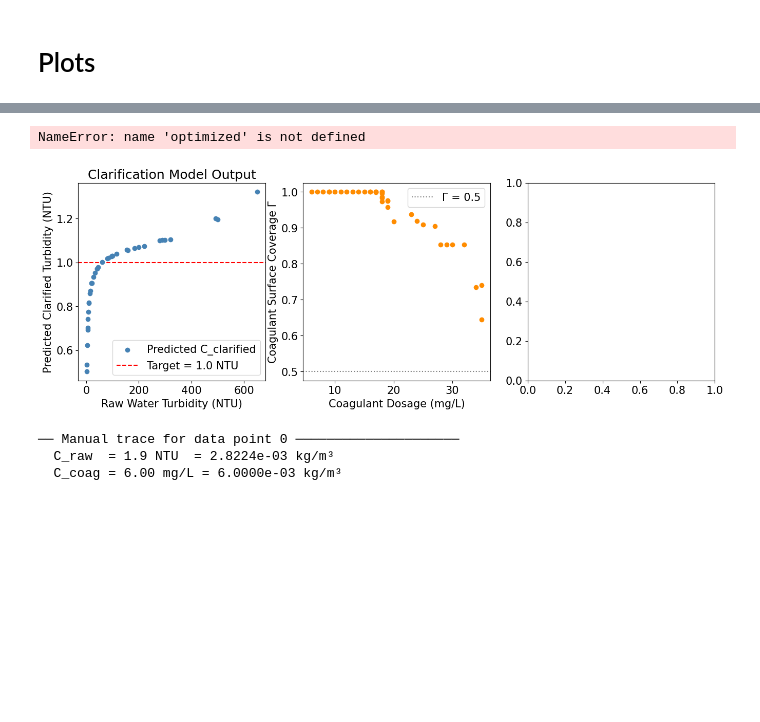
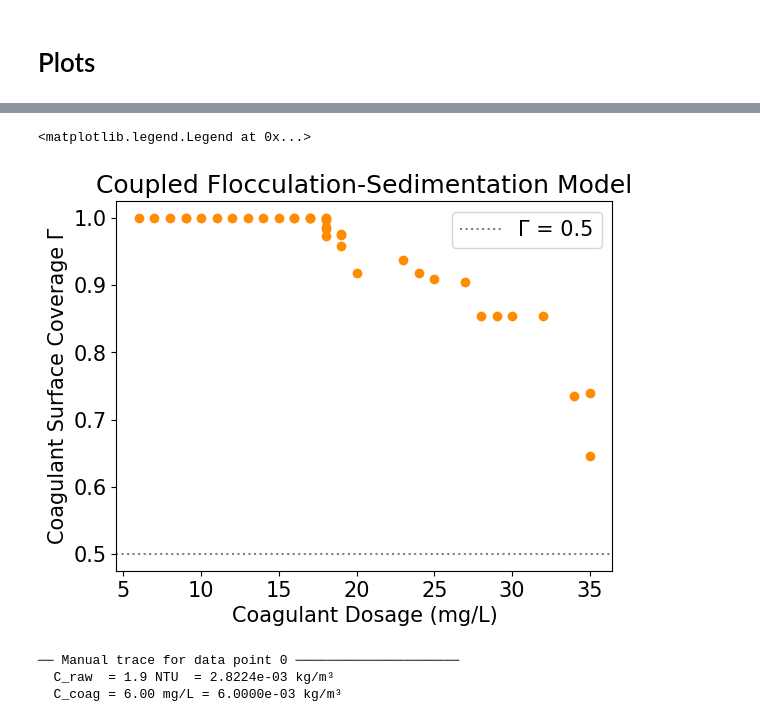
Before and after one commit to AguaClara/floc_modeling, a Jupyter notebook: Spring 2026/Model Fitting/Model_Fitting_SP26.ipynb, the cells around one changed output, grey strips where cells are left out. Saved outputs shown, nothing was run; the diff lists cells and outputs as text; code cells hidden in the pictures; blank space fills up the shorter version.

```diff
--- a/Spring 2026/Model Fitting/Model_Fitting_SP26.ipynb
+++ b/Spring 2026/Model Fitting/Model_Fitting_SP26.ipynb
@@ -746,62 +830,27 @@ N_per_clay=array([ 3036.91565698, 43410.79121311, 54681.00480386, 56011.75216586
 # %%
-# ============================================================
-# CELL 7 – Plots
-# ============================================================
-
-fig, axes = plt.subplots(1, 3, figsize=(16, 5))
-
-# ── Plot 1: Clarified turbidity vs raw turbidity ─────────────
-ax = axes[0]
-idx = np.argsort(C_raw_NTU)
-ax.scatter(C_raw_NTU, C_clarified_NTU_coupled, label="Predicted C_clarified",
-           color="steelblue", zorder=3)
-ax.axhline(C_TARGET_NTU, color="red", linestyle="--",
-           label=f"Target = {C_TARGET_NTU} NTU")
-ax.set_xlabel("Raw Water Turbidity (NTU)")
-ax.set_ylabel("Predicted Clarified Turbidity (NTU)")
-ax.set_title("Clarification Model Output")
-ax.legend()
 
 # ── Plot 2: Γ (coagulant surface coverage) vs C_raw ─────────
 # Mass of a primary particle (clay)
 m_p = RHO_P * 4.0/3.0 * PI * R_P ** 3.0 # [kg]
 # Total surface area of clay per volume in flocculator
 SA_clay_total = (C_raw_mass / m_p) * 4.0 * PI * R_P ** 2
 # Ratio of total surface area of clay to total surface area of clay plus walls
 R_clay = SA_clay_total / (SA_clay_total + optimized_coupled["SA_V_flocculator"])
-C_coag_aq = 0
+
 C_dom = optimized_coupled["C_dom"]
 
-N_per_clay = ((C_coag_mgL * MGL_TO_KG_M3 - C_coag_aq) * R_P ** 3.0
+N_per_clay = ((C_coag_mgL * MGL_TO_KG_M3 - C_dom) * R_P ** 3.0
                 * RHO_P) / (R_C ** 3.0 * RHO_C * C_raw_NTU * NTU_TO_KG_M3)
 
 # Gamma = 1 - (1 - R_C ** 2.0 / (4.0 * R_P ** 2.0)) ** (N_per_clay * R_clay)
 Gamma = 1 - np.exp(-R_C ** 2 * N_per_clay * R_clay / (PI * R_P ** 2.0))
 
-ax = axes[1]
-ax.scatter(C_coag_mgL, Gamma, color="darkorange")
-ax.set_xlabel("Coagulant Dosage (mg/L)")
-ax.set_ylabel("Coagulant Surface Coverage Γ")
-# ax.set_title("Coagulant Surface Coverage ")
-ax.axhline(0.5, color="gray", linestyle=":", label="Γ = 0.5")
-ax.legend()
-
-# ── Plot 3: Parameter % change bar chart ─────────────────────
-ax = axes[2]
-names      = list(INIT.keys())
-pct_change = [(optimized[n] - INIT[n]) / INIT[n] * 100 for n in names]
-colors     = ["steelblue" if v >= 0 else "tomato" for v in pct_change]
-bars = ax.barh(names, pct_change, color=colors)
-ax.bar_label(bars, fmt="%.1f%%", padding=4)
-ax.axvline(0, color="black", lw=0.8)
-ax.set_xlabel("% change from initial value")
-ax.set_title("Parameter Shifts After Optimisation")
-ax.invert_yaxis()
-
-plt.tight_layout()
-plt.show()
-# plt.savefig("floc_results_v2.png", dpi=150, bbox_inches="tight")
-# print("Figure saved → floc_results_v2.png")
+plt.scatter(C_coag_mgL, Gamma, color="darkorange")
+plt.xlabel("Coagulant Dosage (mg/L)")
+plt.ylabel("Coagulant Surface Coverage Γ")
+plt.title("Coupled Flocculation-Sedimentation Model")
+plt.axhline(0.5, color="gray", linestyle=":", label="Γ = 0.5")
+plt.legend()
 # %% [output]
-NameError: name 'optimized' is not defined
+<matplotlib.legend.Legend at 0x...>
-[figure, old version]
+[figure, new version]
```
Also changed, not shown: parts of 11 cells of this notebook, 6 other files.
